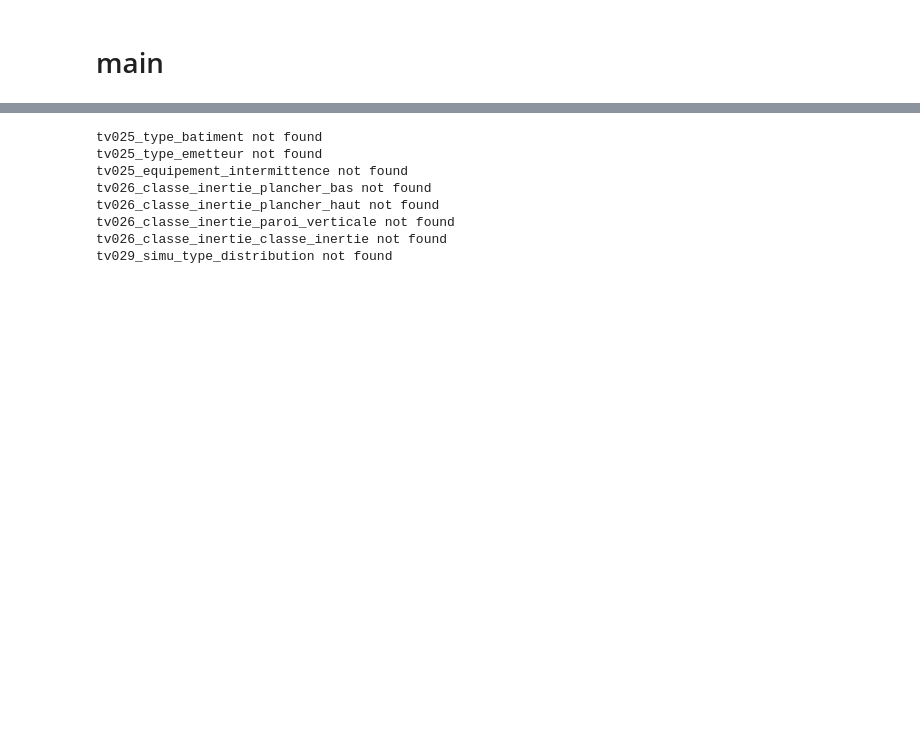
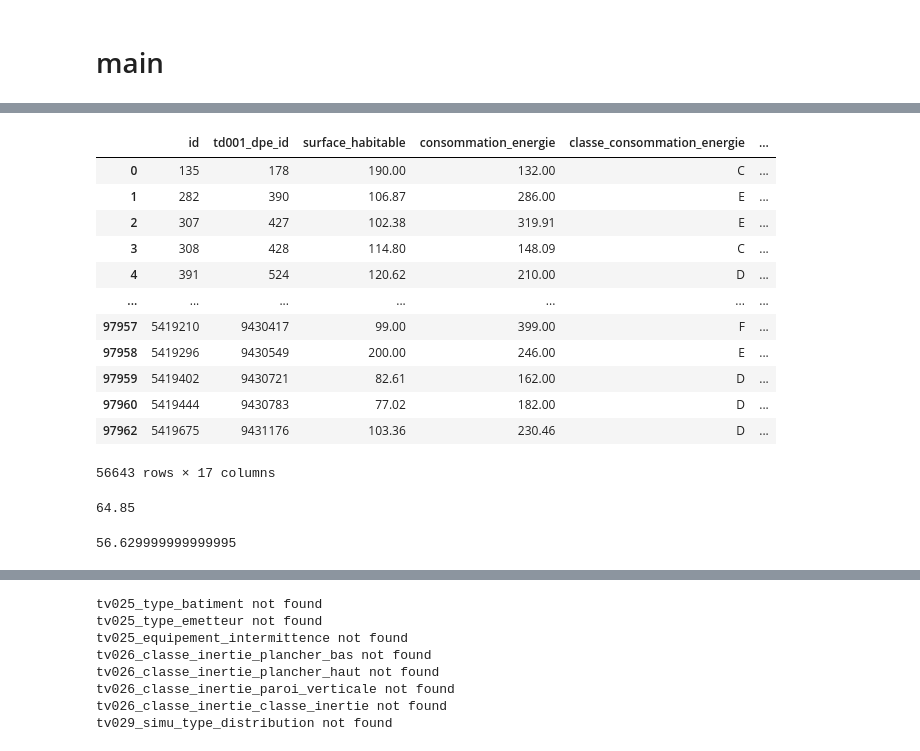
Before and after one commit to etalab/de-dpe-processing, a Jupyter notebook: data_processing_cstb/traitement_donnees_metier/dev-Copy1.ipynb, the cells around one changed output, grey strips where cells are left out. Saved outputs shown, nothing was run; the diff lists cells and outputs as text; code cells hidden in the pictures; blank space fills up the shorter version.

```diff
--- a/data_processing_cstb/traitement_donnees_metier/dev-Copy1.ipynb
+++ b/data_processing_cstb/traitement_donnees_metier/dev-Copy1.ipynb
@@ -310,0 +376,4 @@ td006
+# %%
+td001=td001.rename(columns={'id':'td001_dpe_id'})
+# %%
+td0016=td001.merge(td006,on='td001_dpe_id',how='left')
@@ -310,0 +395,9 @@ td006
+# %%
+td0016 = td0016.dropna(subset=['besoin_chauffage'])
+# %%
+cols = ['id','td001_dpe_id','surface_habitable','consommation_energie','classe_consommation_energie']
+cols += ['besoin_chauffage', 'deperdition_enveloppe',
+       'deperdition_renouvellement_air', 'tv014_permeabilite_id',
+       'tv015_valeur_conventionnelle_renouvellement_air_id',
+       'tv026_classe_inertie_id', 'altitude', 'nombre_niveau', 'hsp_moyenne',
+       'nombre_appartements', 'cclim', 'comclim']
@@ -310,0 +420,16 @@ td006
+# %%
+td0016[cols]
+# %% [output]
+|  | id | td001_dpe_id | surface_habitable | consommation_energie | classe_consommation_energie | ... |
+| 0 | 135 | 178 | 190.00 | 132.00 | C | ... |
+| 1 | 282 | 390 | 106.87 | 286.00 | E | ... |
+| 2 | 307 | 427 | 102.38 | 319.91 | E | ... |
+| 3 | 308 | 428 | 114.80 | 148.09 | C | ... |
+| 4 | 391 | 524 | 120.62 | 210.00 | D | ... |
+| ... | ... | ... | ... | ... | ... | ... |
+| 97957 | 5419210 | 9430417 | 99.00 | 399.00 | F | ... |
+| 97958 | 5419296 | 9430549 | 200.00 | 246.00 | E | ... |
+| 97959 | 5419402 | 9430721 | 82.61 | 162.00 | D | ... |
+| 97960 | 5419444 | 9430783 | 77.02 | 182.00 | D | ... |
+| 97962 | 5419675 | 9431176 | 103.36 | 230.46 | D | ... |
+56643 rows × 17 columns
@@ -310,0 +440,4 @@ td006
+# %%
+td007.loc[td007.td006_batiment_id=='135'].deperdition_thermique.astype(float).sum()
+# %% [output]
+64.85
@@ -310,0 +448,5 @@ td006
+# %%
+sel=td008.loc[td008.td001_dpe_id=='178']
+(sel.deperdition.astype(float)*sel.nb_baie_calc).sum()
+# %% [output]
+56.629999999999995
```
Also changed, not shown: parts of 18 cells of this notebook, 3 other files.
